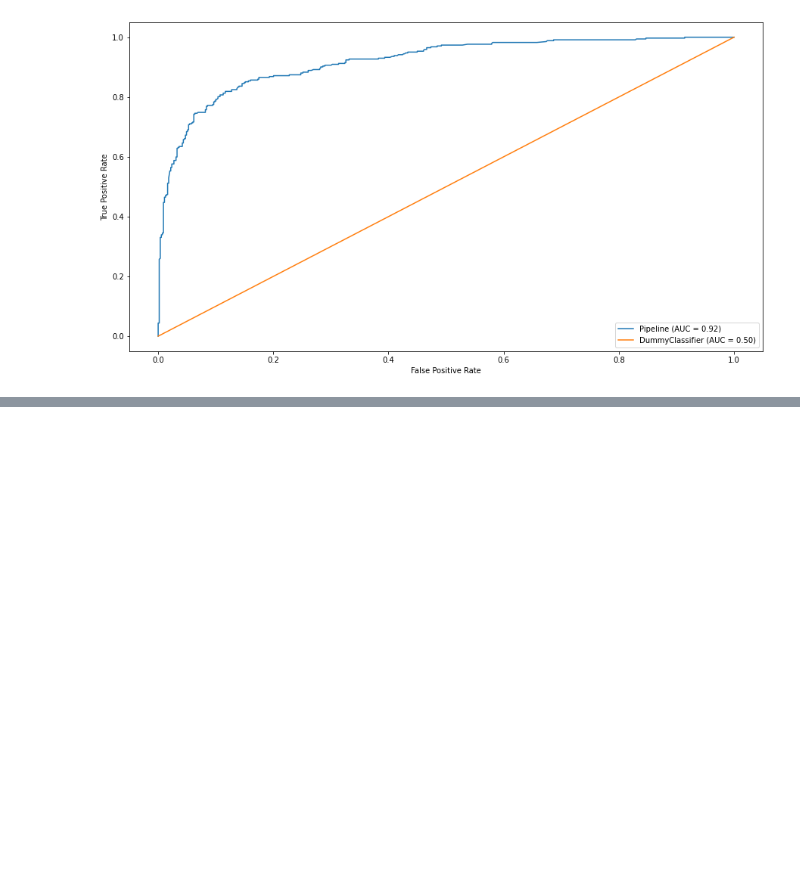
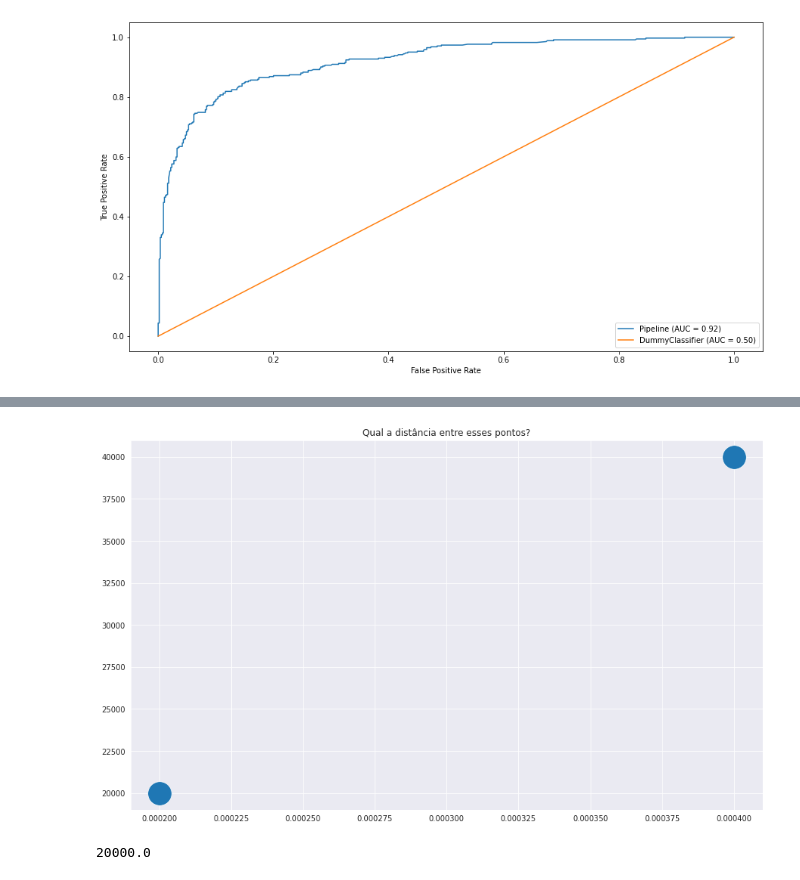
Before and after one commit to anapaulasandes/dtsci-tools, a Jupyter notebook: sklearn/sklearn.ipynb, the cells around one changed output, grey strips where cells are left out. Cells and saved outputs as stored; diff of their text form; code cells hidden in the pictures; blank space fills up the shorter version.

```diff
--- a/sklearn/sklearn.ipynb
+++ b/sklearn/sklearn.ipynb
@@ -1151,0 +1179,12 @@ plt.show()
+# %%
+plt.figure(figsize=(15,9))
+data = np.array([[0.0002,20000],[0.0004,40000]])
+sns.scatterplot(x = data[:,0], y = data[:,1],s=1000)
+plt.title('Qual a distância entre esses pontos?')
+plt.show()
+# %% [output]
+[figure, added]
+# %%
+np.sqrt((0.0004-0.0002)**2 + (40000-20000)**2)
+# %% [output]
+20000.0
```
Also changed, not shown: parts of 43 cells of this notebook.
